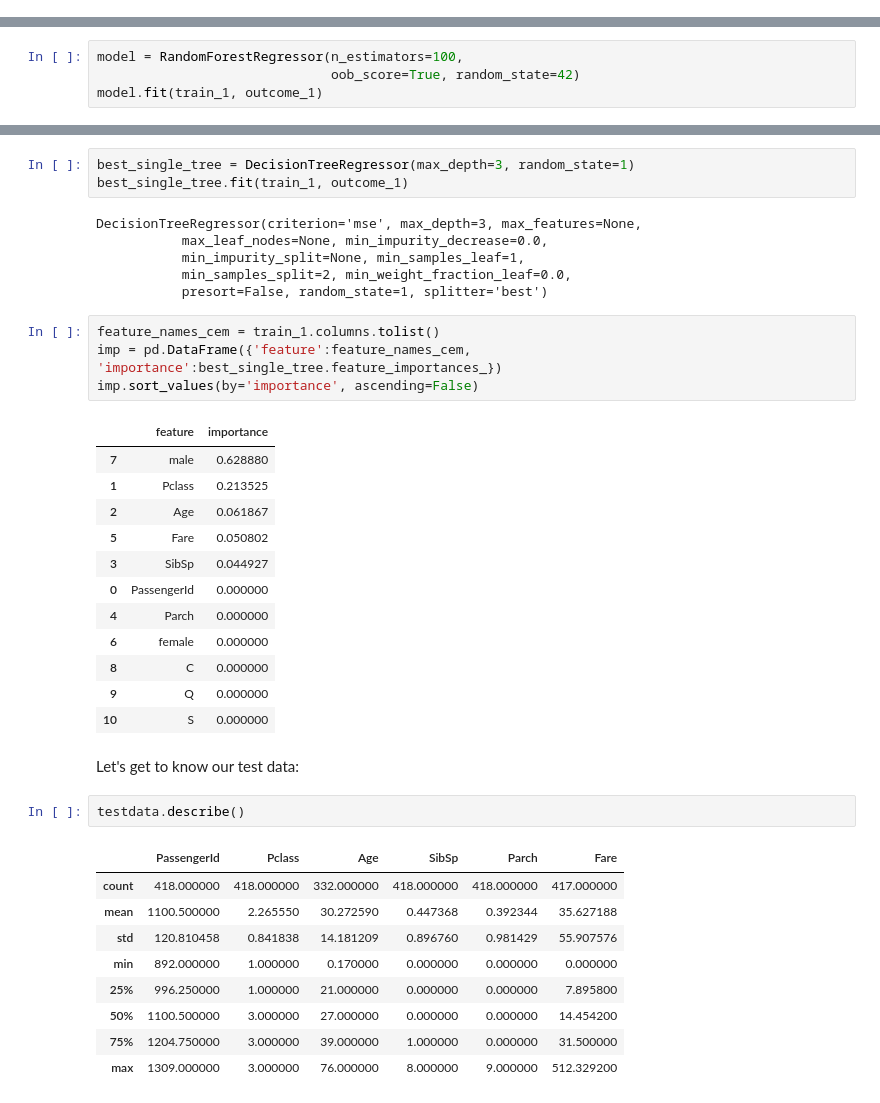
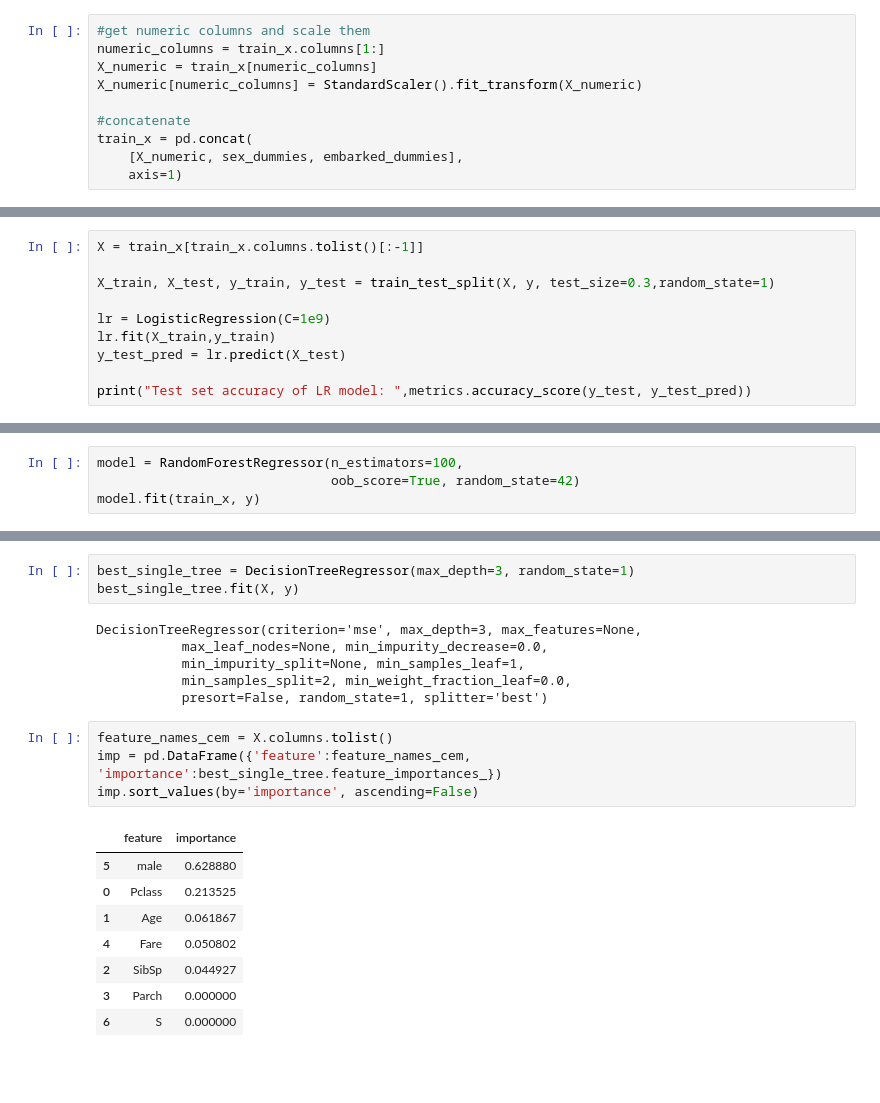
Before and after one commit to christianrenfro/First-Project-The-Titanic, a Jupyter notebook: Titanic.ipynb, the cells around one changed output, grey strips where cells are left out. Drawn from its saved outputs; the diff is of its cells as text; blank space fills up the shorter version.

```diff
--- a/Titanic.ipynb
+++ b/Titanic.ipynb
@@ -118,0 +148,10 @@ outcome_1.head()
+# %%
+#get numeric columns and scale them
+numeric_columns = train_x.columns[1:]
+X_numeric = train_x[numeric_columns]
+X_numeric[numeric_columns] = StandardScaler().fit_transform(X_numeric)
+
+#concatenate
+train_x = pd.concat(
+    [X_numeric, sex_dummies, embarked_dummies],
+    axis=1)
@@ -119,2 +178,12 @@ outcome_1.head()
 # %% [markdown]
 Alrighty, we have our X and y, lets go ahead and fit that into our random forest regressor
+# %%
+X = train_x[train_x.columns.tolist()[:-1]]
+
+X_train, X_test, y_train, y_test = train_test_split(X, y, test_size=0.3,random_state=1)
+
+lr = LogisticRegression(C=1e9)
+lr.fit(X_train,y_train)
+y_test_pred = lr.predict(X_test)
+
+print("Test set accuracy of LR model: ",metrics.accuracy_score(y_test, y_test_pred))
@@ -121,7 +234,7 @@ Alrighty, we have our X and y, lets go ahead and fit that into our random forest
 # %%
 model = RandomForestRegressor(n_estimators=100,
                               oob_score=True, random_state=42)
-model.fit(train_1, outcome_1)
+model.fit(train_x, y)
 # %% [output]
 RandomForestRegressor(bootstrap=True, criterion='mse', max_depth=None,
            max_features='auto', max_leaf_nodes=None,
@@ -136,6 +251,6 @@ model.oob_score_
 # %%
 best_single_tree = DecisionTreeRegressor(max_depth=3, random_state=1)
-best_single_tree.fit(train_1, outcome_1)
+best_single_tree.fit(X, y)
 # %% [output]
 DecisionTreeRegressor(criterion='mse', max_depth=3, max_features=None,
            max_leaf_nodes=None, min_impurity_decrease=0.0,
@@ -143,33 +258,15 @@ DecisionTreeRegressor(criterion='mse', max_depth=3, max_features=None,
            min_samples_split=2, min_weight_fraction_leaf=0.0,
            presort=False, random_state=1, splitter='best')
 # %%
-feature_names_cem = train_1.columns.tolist()
+feature_names_cem = X.columns.tolist()
 imp = pd.DataFrame({'feature':feature_names_cem, 'importance':best_single_tree.feature_importances_})
 imp.sort_values(by='importance', ascending=False)
 # %% [output]
 |  | feature | importance |
-| 7 | male | 0.628880 |
-| 1 | Pclass | 0.213525 |
-| 2 | Age | 0.061867 |
-| 5 | Fare | 0.050802 |
-| 3 | SibSp | 0.044927 |
-| 0 | PassengerId | 0.000000 |
-| 4 | Parch | 0.000000 |
-| 6 | female | 0.000000 |
-| 8 | C | 0.000000 |
-| 9 | Q | 0.000000 |
-| 10 | S | 0.000000 |
+| 5 | male | 0.628880 |
+| 0 | Pclass | 0.213525 |
+| 1 | Age | 0.061867 |
+| 4 | Fare | 0.050802 |
+| 2 | SibSp | 0.044927 |
+| 3 | Parch | 0.000000 |
+| 6 | S | 0.000000 |
-# %% [markdown]
-Let's get to know our test data:
-# %%
-testdata.describe()
-# %% [output]
-|  | PassengerId | Pclass | Age | SibSp | Parch | Fare |
-| count | 418.000000 | 418.000000 | 332.000000 | 418.000000 | 418.000000 | 417.000000 |
-| mean | 1100.500000 | 2.265550 | 30.272590 | 0.447368 | 0.392344 | 35.627188 |
-| std | 120.810458 | 0.841838 | 14.181209 | 0.896760 | 0.981429 | 55.907576 |
-| min | 892.000000 | 1.000000 | 0.170000 | 0.000000 | 0.000000 | 0.000000 |
-| 25% | 996.250000 | 1.000000 | 21.000000 | 0.000000 | 0.000000 | 7.895800 |
-| 50% | 1100.500000 | 3.000000 | 27.000000 | 0.000000 | 0.000000 | 14.454200 |
-| 75% | 1204.750000 | 3.000000 | 39.000000 | 1.000000 | 0.000000 | 31.500000 |
-| max | 1309.000000 | 3.000000 | 76.000000 | 8.000000 | 9.000000 | 512.329200 |
```
Also changed, not shown: parts of 53 cells of this notebook.
